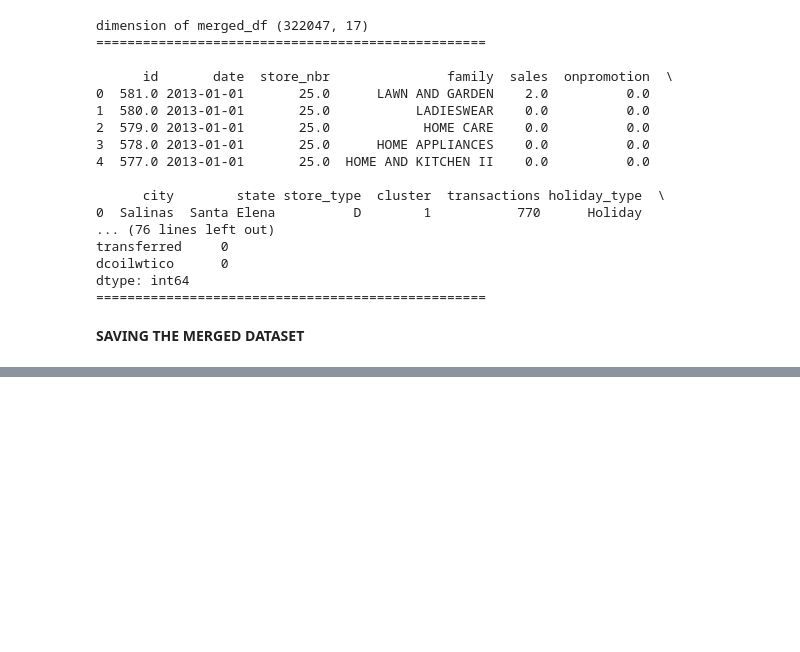
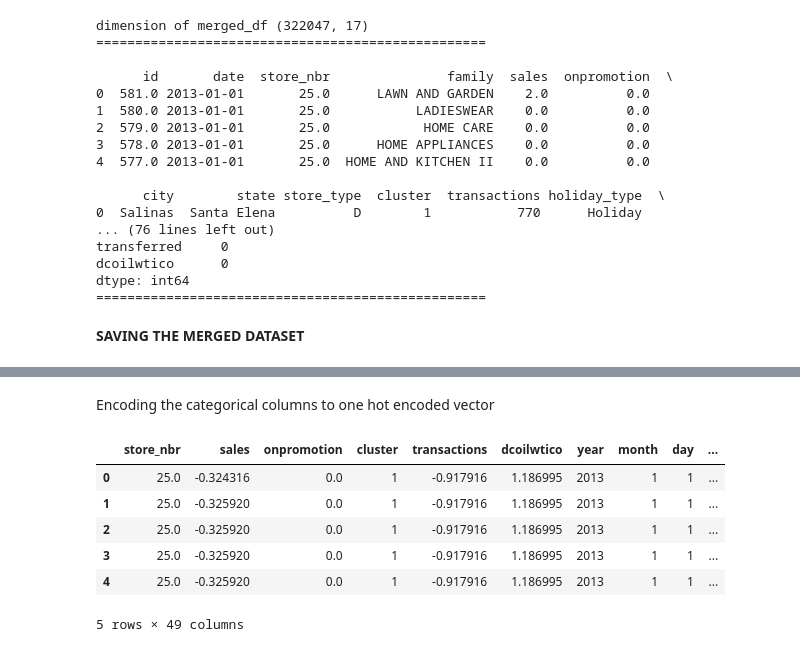
Before and after one commit to Shanis185/favorita-sales-forecasting, a Jupyter notebook: Time Series Forecasting.ipynb, the cells around one changed output, grey strips where cells are left out. Drawn from its saved outputs; the diff is of its cells as text; code cells hidden in the pictures; blank space fills up the shorter version.

```diff
--- a/Time Series Forecasting.ipynb
+++ b/Time Series Forecasting.ipynb
@@ -408,0 +552,33 @@ merged_df.head()
+# %% [markdown]
+Encoding the categorical columns to one hot encoded vector
+# %%
+
+# Define the categorical columns to encode
+categorical_columns = ["family", "city", "holiday_type"]
+
+# Perform one-hot encoding
+encoder = OneHotEncoder()
+one_hot_encoded_data = encoder.fit_transform(mergeddf_copy[categorical_columns])
+
+# Create column names for the one-hot encoded data
+column_names = encoder.get_feature_names_out(categorical_columns)
+
+# Convert the one-hot encoded data to a DataFrame
+merged_df_encoded = pd.DataFrame(one_hot_encoded_data.toarray(), columns=column_names)
+
+# Concatenate the original dataframe with the one-hot encoded data
+merged_df_encoded = pd.concat([mergeddf_copy, merged_df_encoded], axis=1)
+
+# Drop the original categorical columns
+merged_df_encoded.drop(categorical_columns, axis=1, inplace=True)
+
+# Print the head of the encoded DataFrame
+merged_df_encoded.head()
+# %% [output]
+|  | store_nbr | sales | onpromotion | cluster | transactions | dcoilwtico | year | month | day | ... |
+| 0 | 25.0 | -0.324316 | 0.0 | 1 | -0.917916 | 1.186995 | 2013 | 1 | 1 | ... |
+| 1 | 25.0 | -0.325920 | 0.0 | 1 | -0.917916 | 1.186995 | 2013 | 1 | 1 | ... |
+| 2 | 25.0 | -0.325920 | 0.0 | 1 | -0.917916 | 1.186995 | 2013 | 1 | 1 | ... |
+| 3 | 25.0 | -0.325920 | 0.0 | 1 | -0.917916 | 1.186995 | 2013 | 1 | 1 | ... |
+| 4 | 25.0 | -0.325920 | 0.0 | 1 | -0.917916 | 1.186995 | 2013 | 1 | 1 | ... |
+5 rows × 49 columns
```
Also changed, not shown: parts of 50 cells of this notebook.
